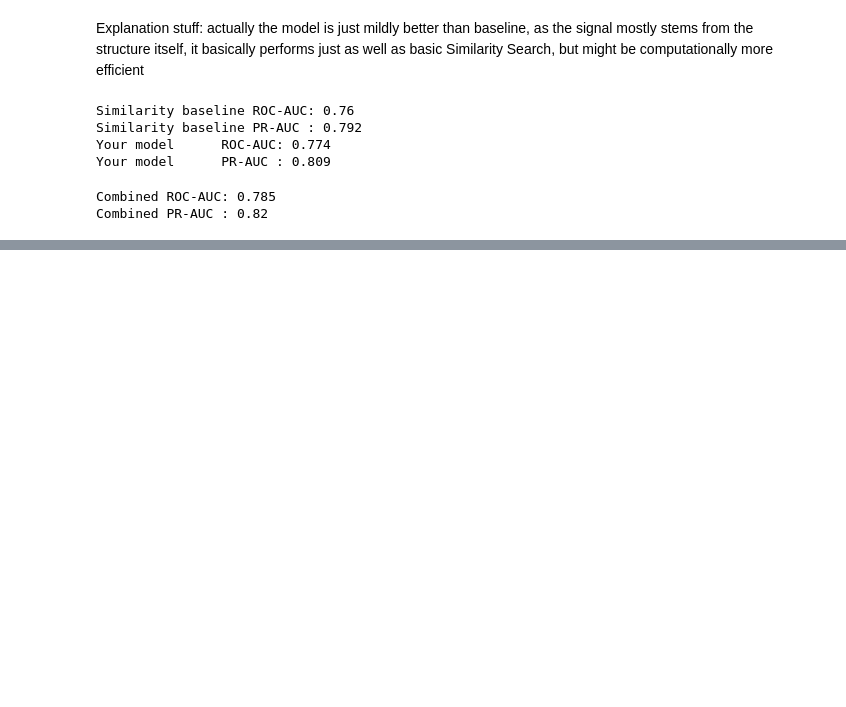
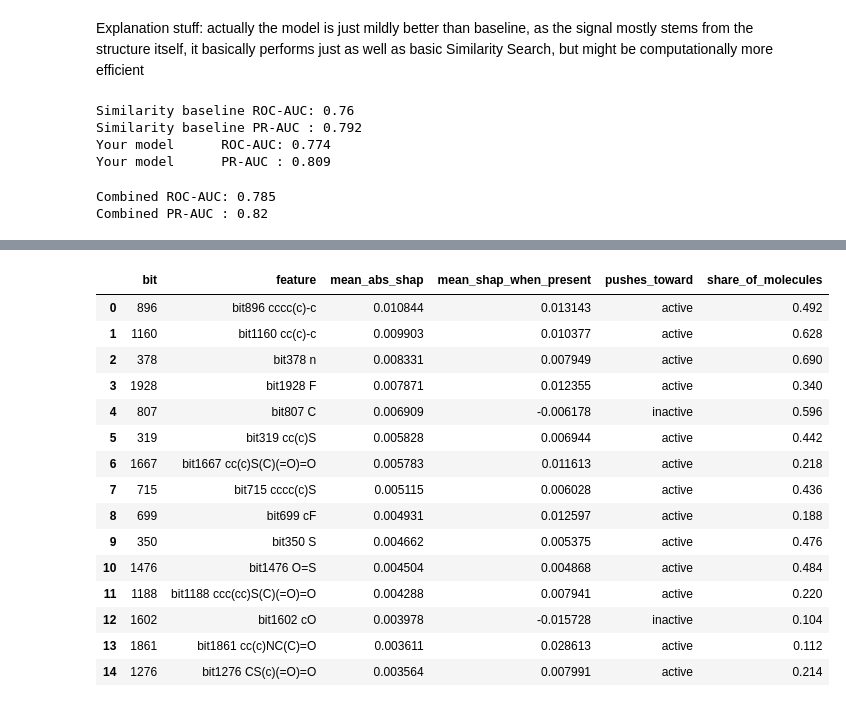
Before and after one commit to jjeffway/ethnohack, a Jupyter notebook: notebooks/cox2_model.ipynb, the cells around one changed output, grey strips where cells are left out. Saved outputs shown, nothing was run; the diff lists cells and outputs as text; code cells hidden in the pictures; blank space fills up the shorter version.

```diff
--- a/notebooks/cox2_model.ipynb
+++ b/notebooks/cox2_model.ipynb
@@ -54,0 +73,20 @@ Combined PR-AUC : 0.82
+# %%
+top_bits = xai.top_bits_table(shap_matrix, X_shap, feature_names)
+top_bits
+# %% [output]
+|  | bit | feature | mean_abs_shap | mean_shap_when_present | pushes_toward | share_of_molecules |
+| 0 | 896 | bit896 cccc(c)-c | 0.010844 | 0.013143 | active | 0.492 |
+| 1 | 1160 | bit1160 cc(c)-c | 0.009903 | 0.010377 | active | 0.628 |
+| 2 | 378 | bit378 n | 0.008331 | 0.007949 | active | 0.690 |
+| 3 | 1928 | bit1928 F | 0.007871 | 0.012355 | active | 0.340 |
+| 4 | 807 | bit807 C | 0.006909 | -0.006178 | inactive | 0.596 |
+| 5 | 319 | bit319 cc(c)S | 0.005828 | 0.006944 | active | 0.442 |
+| 6 | 1667 | bit1667 cc(c)S(C)(=O)=O | 0.005783 | 0.011613 | active | 0.218 |
+| 7 | 715 | bit715 cccc(c)S | 0.005115 | 0.006028 | active | 0.436 |
+| 8 | 699 | bit699 cF | 0.004931 | 0.012597 | active | 0.188 |
+| 9 | 350 | bit350 S | 0.004662 | 0.005375 | active | 0.476 |
+| 10 | 1476 | bit1476 O=S | 0.004504 | 0.004868 | active | 0.484 |
+| 11 | 1188 | bit1188 ccc(cc)S(C)(=O)=O | 0.004288 | 0.007941 | active | 0.220 |
+| 12 | 1602 | bit1602 cO | 0.003978 | -0.015728 | inactive | 0.104 |
+| 13 | 1861 | bit1861 cc(c)NC(C)=O | 0.003611 | 0.028613 | active | 0.112 |
+| 14 | 1276 | bit1276 CS(c)(=O)=O | 0.003564 | 0.007991 | active | 0.214 |
```
Also changed, not shown: parts of 10 cells of this notebook, 4 other files.
